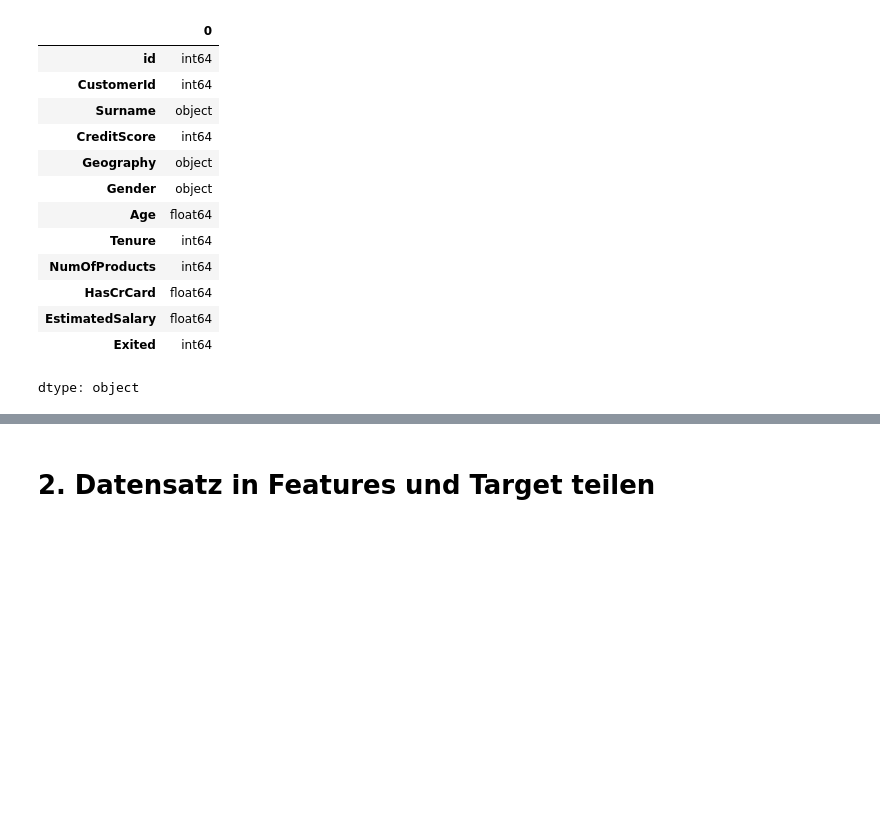
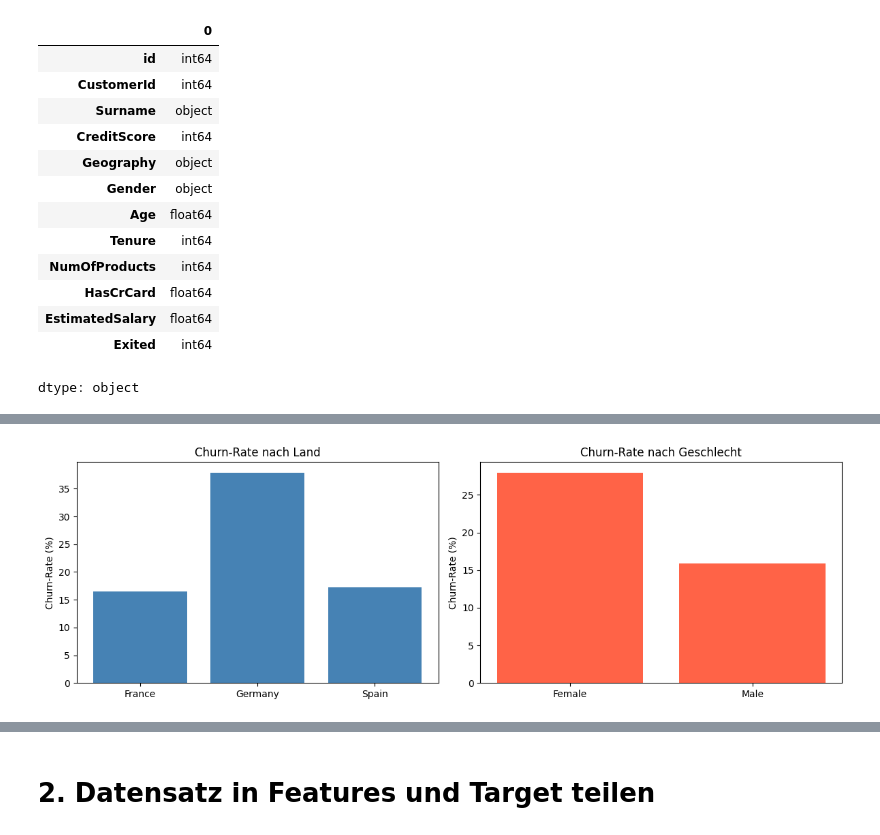
Before and after one commit to Oskar1324/churn-prediction-project, a Jupyter notebook: churn_project_1.ipynb, the cells around one changed output, grey strips where cells are left out. Saved outputs shown, nothing was run; the diff lists cells and outputs as text; code cells hidden in the pictures; blank space fills up the shorter version.

```diff
--- a/churn_project_1.ipynb
+++ b/churn_project_1.ipynb
@@ -54,0 +77,18 @@ data.describe()
+# %%
+# Churn-Rate nach Geography und Gender
+fig, axes = plt.subplots(1, 2, figsize=(12, 4))
+
+churn_geo = data.groupby("Geography")["Exited"].mean() * 100
+axes[0].bar(churn_geo.index, churn_geo.values, color="steelblue")
+axes[0].set_title("Churn-Rate nach Land")
+axes[0].set_ylabel("Churn-Rate (%)")
+
+churn_gender = data.groupby("Gender")["Exited"].mean() * 100
+axes[1].bar(churn_gender.index, churn_gender.values, color="tomato")
+axes[1].set_title("Churn-Rate nach Geschlecht")
+axes[1].set_ylabel("Churn-Rate (%)")
+
+plt.tight_layout()
+plt.show()
+# %% [output]
+[figure, added]
```
Also changed, not shown: parts of 13 cells of this notebook.
